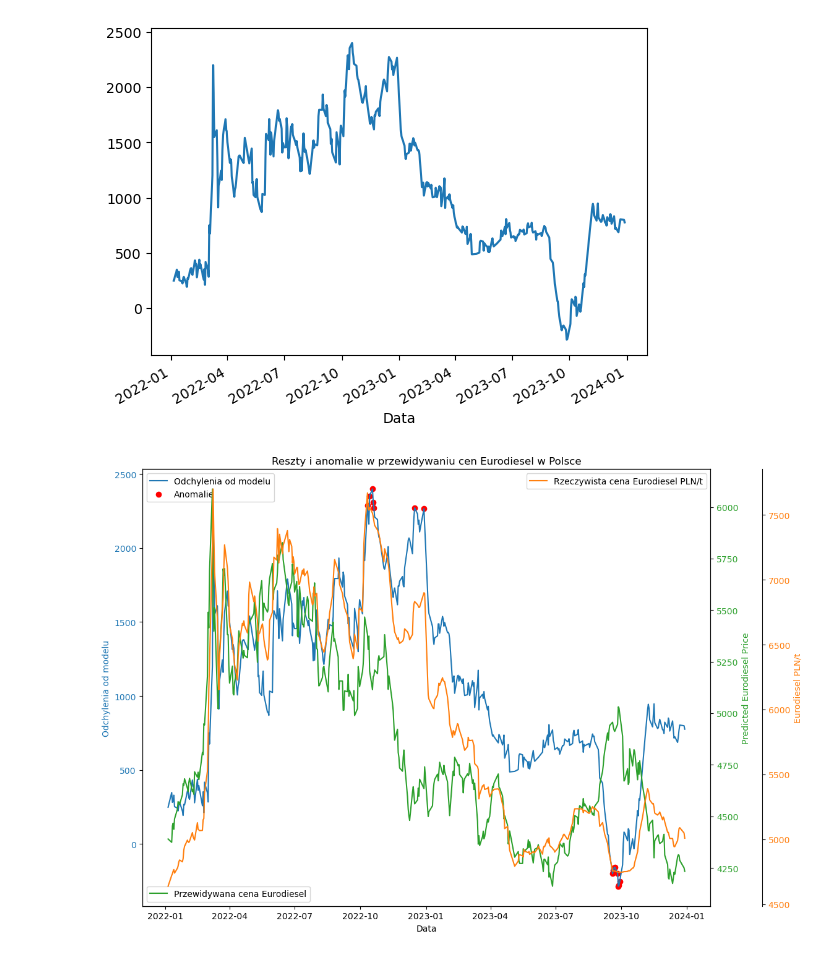
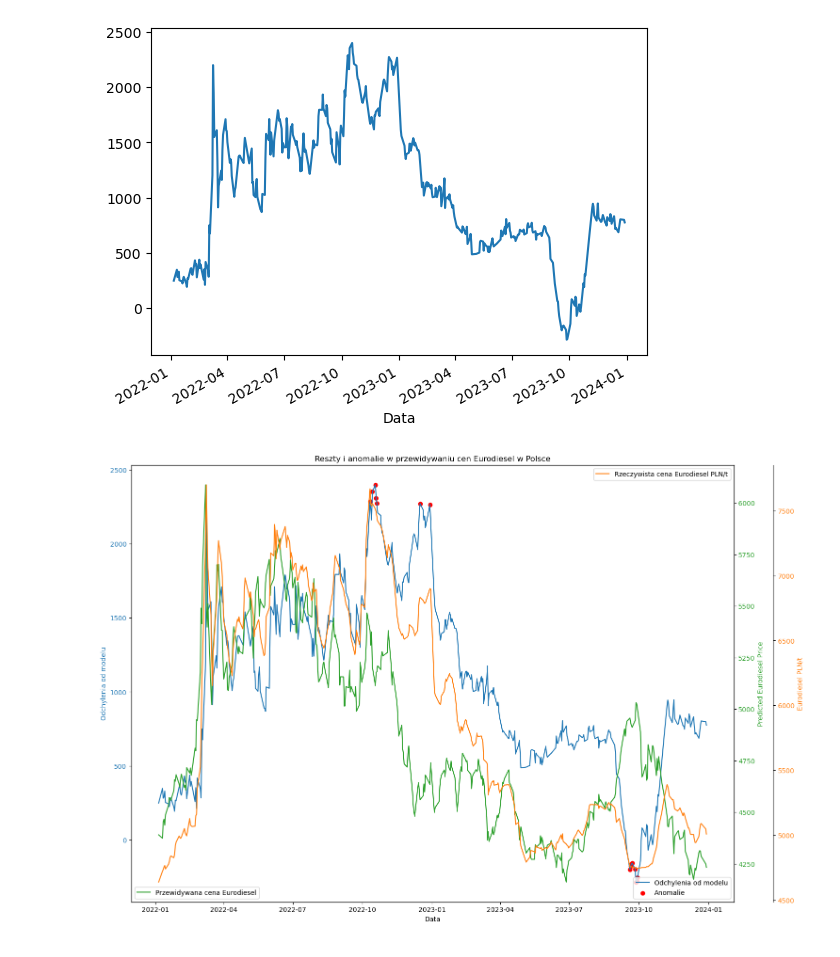
Before and after one commit to mariuszkam4/Orlen_fuel_prices, a Jupyter notebook: Orlen_fuel_prices.ipynb, the cells around one changed output. Drawn from its saved outputs; the diff is of its cells as text; code cells hidden in the pictures.

Commit message:
Poprawiono błędy z wyświetlaniem wykresu obrazującego odchylenia i anomalie modelu regresji liniowej

```diff
--- a/Orlen_fuel_prices.ipynb
+++ b/Orlen_fuel_prices.ipynb
@@ -108,7 +108,7 @@ diesel_prices
 # Standardize the date format of collected data
 brent['Data'] = pd.to_datetime(brent["Data"])
 USD['Data'] = pd.to_datetime(USD["Data"])
-diesel_prices['Data'] = pd.to_datetime(diesel_prices["date"])
+diesel_prices['Data'] = pd.to_datetime(diesel_prices["date"], format='%d.%m.%Y')
 # %%
 # Merging DataFrames
 merged_df = pd.merge(brent, USD, on='Data', how='inner')
@@ -451,44 +451,42 @@ mean = np.mean(brent_PLN_2022['Residuals'])
 brent_PLN_2022['Anomaly'] = brent_PLN_2022['Residuals'].apply(
     lambda x: 'Anomaly' if np.abs(x - mean) > 2 * residuals_std_dev else 'Normal')
 # %%
+# Visualization of deviations from model, model prices and actual prices of Eurodiesel fuel
 import matplotlib.pyplot as plt
 
 anomalies = brent_PLN_2022[brent_PLN_2022['Anomaly'] == 'Anomaly']
-fig, ax1 = plt.subplots(figsize=(15, 8))
+fig, ax1 = plt.subplots(figsize=(15, 10), constrained_layout=True)
 
 color = 'tab:blue'
 ax1.set_xlabel('Data')
 ax1.set_ylabel('Odchylenia od modelu', color=color)
 ax1.plot(brent_PLN_2022.index, brent_PLN_2022['Residuals'], color=color, label = 'Odchylenia od modelu')
 ax1.tick_params(axis='y', labelcolor=color)
 
-# Dodanie scatter plot dla anomalii
+# Addition of scatter plot for anomalies
 ax1.scatter(anomalies.index, anomalies['Residuals'], color='red', label='Anomalie')
 
 ax2 = ax1.twinx()
 color = 'tab:green'
 ax2.set_ylabel('Predicted Eurodiesel Price', color=color)
 ax2.plot(brent_PLN_2022.index, brent_PLN_2022['Predicted Eurodiesel Price'], color=color, label = 'Przewidywana cena Eurodiesel')
 ax2.tick_params(axis='y', labelcolor=color)
 
-# Utworzenie drugiego twin axis dla rzeczywistej ceny Eurodiesel
 ax3 = ax1.twinx()
 color = 'tab:orange'
-# Pozycja dla dodatkowej osi Y (prawej strony)
 ax3.spines['right'].set_position(('outward', 60))
 ax3.set_ylabel('Eurodiesel PLN/t', color=color)
 ax3.plot(brent_PLN_2022.index, brent_PLN_2022['Eurodiesel'], color=color, label = 'Rzeczywista cena Eurodiesel PLN/t')
 ax3.tick_params(axis='y', labelcolor=color)
 
 plt.title('Reszty i anomalie w przewidywaniu cen Eurodiesel w Polsce')
-fig.tight_layout()
 
-ax1.legend(loc='upper left')
+
+ax1.legend(loc='lower right')
 ax2.legend(loc='lower left')
 ax3.legend(loc='upper left', bbox_to_anchor=(1.15, 1))
-fig.tight_layout(rect=[0, 0, 1, 1])
 
 plt.legend()
 plt.show()
 # %% [output]
-[figure, old version]
+[figure, new version]
```
